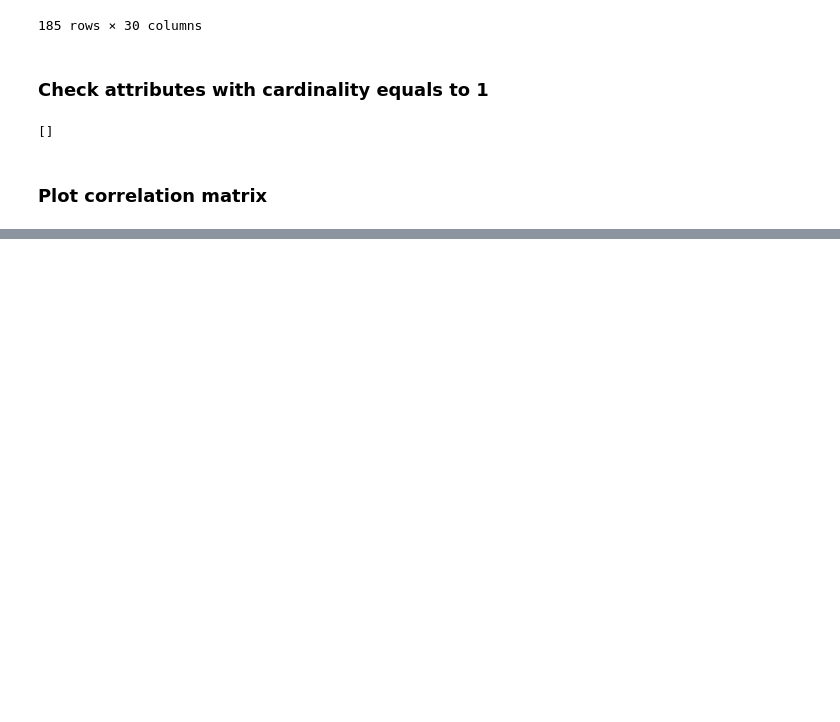
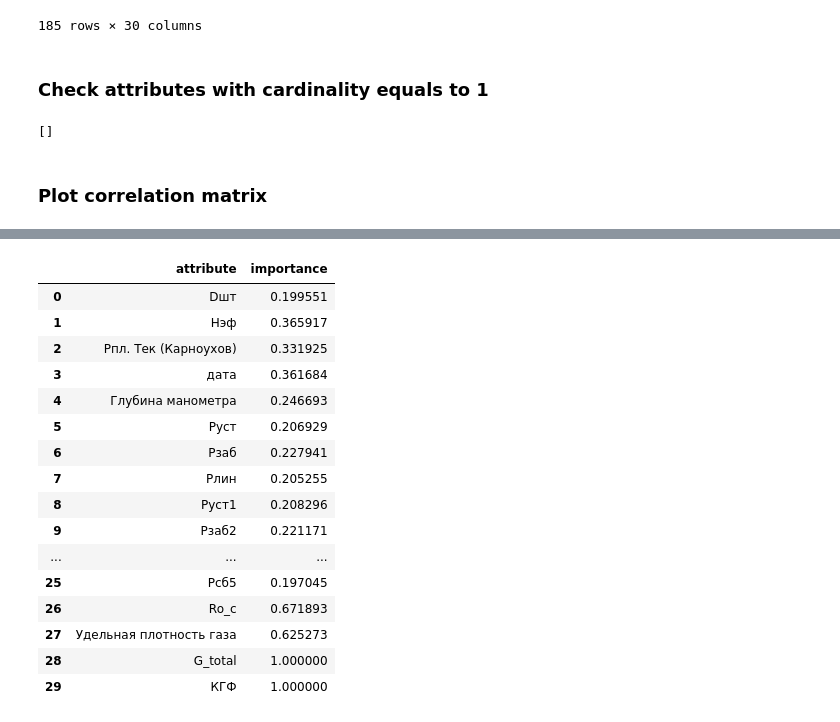
Before and after one commit to myPar/ML, a Jupyter notebook: TPNN_2023/lab1/prepare_dataset_baseline.ipynb, the cells around one changed output, grey strips where cells are left out. Saved outputs shown, nothing was run; the diff lists cells and outputs as text; code cells hidden in the pictures; blank space fills up the shorter version.

```diff
--- a/TPNN_2023/lab1/prepare_dataset_baseline.ipynb
+++ b/TPNN_2023/lab1/prepare_dataset_baseline.ipynb
@@ -489,0 +620,8 @@ The default value of numeric_only in DataFrame.corr is deprecated. In a future v
+# %%
+### calculate gain ratio for all attributes
+gain_ratio_dict = dict()
+
+for column in categorical_df.columns:
+    gain_ratio_dict[column] = gain_ratio(categorical_df, column, dst_classes)
+
+gain_ratio_dict
@@ -489,0 +646,10 @@ The default value of numeric_only in DataFrame.corr is deprecated. In a future v
+# %%
+### plot gain ratio dict
+importance_dict = dict()
+importance_dict['attribute'] = []
+importance_dict['importance'] = []
+
+for key in gain_ratio_dict:
+    importance_dict['attribute'].append(key)
+    importance_dict['importance'].append(gain_ratio_dict[key])
+importance_dict
@@ -489,0 +674,21 @@ The default value of numeric_only in DataFrame.corr is deprecated. In a future v
+# %%
+gain_ratio_df = pd.DataFrame.from_dict(importance_dict)
+gain_ratio_df
+# %% [output]
+|  | attribute | importance |
+| 0 | Dшт | 0.199551 |
+| 1 | Нэф | 0.365917 |
+| 2 | Рпл. Тек (Карноухов) | 0.331925 |
+| 3 | дата | 0.361684 |
+| 4 | Глубина манометра | 0.246693 |
+| 5 | Руст | 0.206929 |
+| 6 | Рзаб | 0.227941 |
+| 7 | Pлин | 0.205255 |
+| 8 | Руст1 | 0.208296 |
+| 9 | Рзаб2 | 0.221171 |
+| ... | ... | ... |
+| 25 | Pсб5 | 0.197045 |
+| 26 | Ro_c | 0.671893 |
+| 27 | Удельная плотность газа | 0.625273 |
+| 28 | G_total | 1.000000 |
+| 29 | КГФ | 1.000000 |
```
Also changed, not shown: parts of 10 cells of this notebook.
